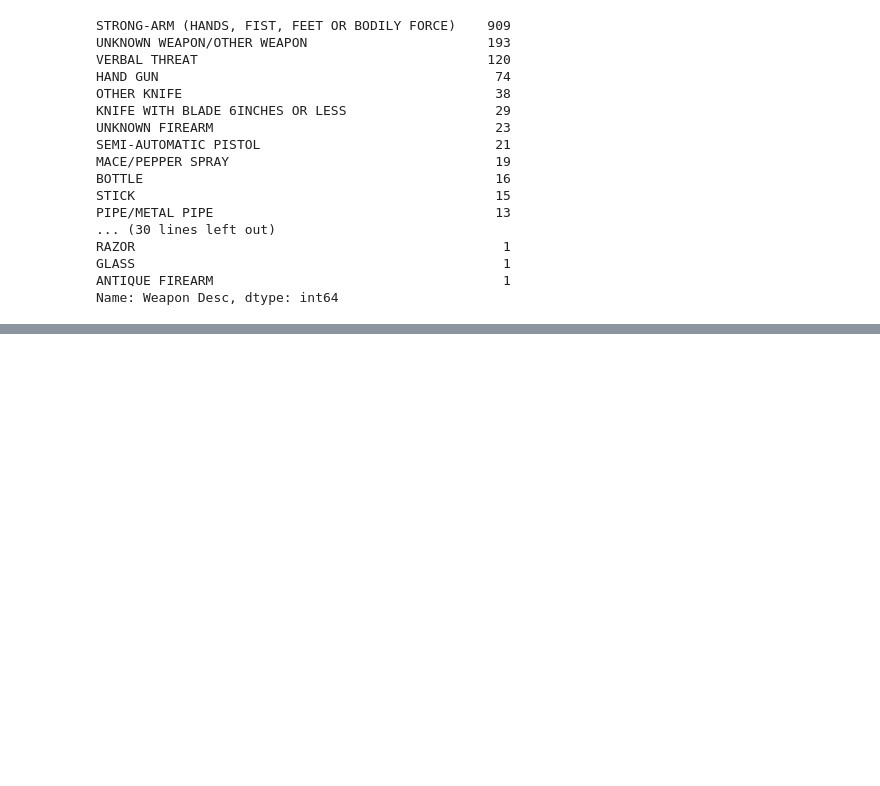
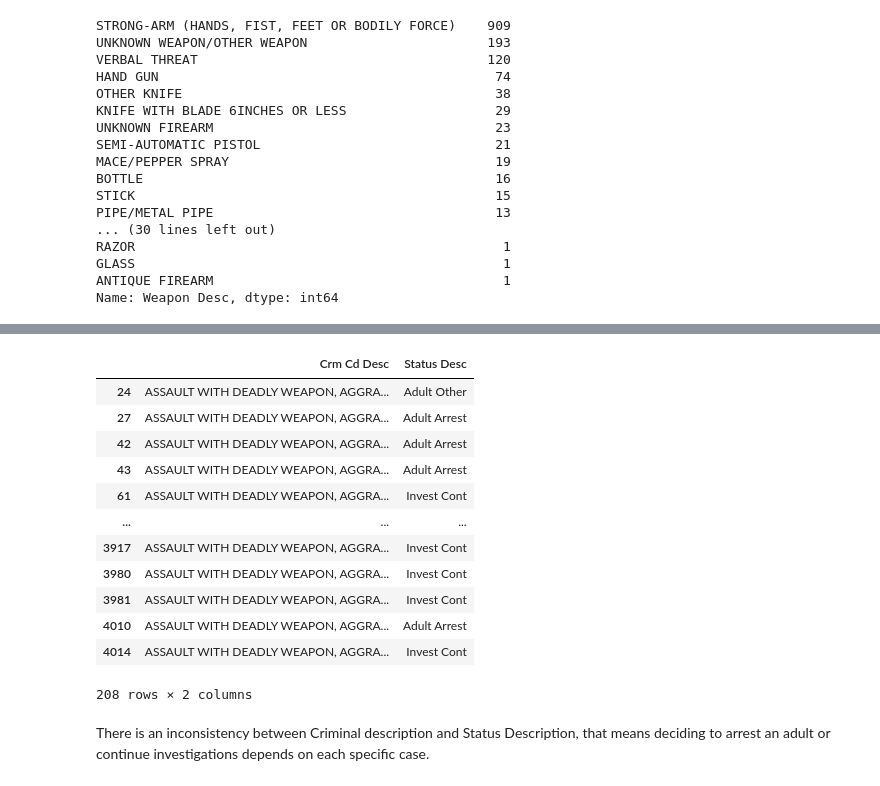
Before and after one commit to HankHoang/Time-Series-Prediction-Project, a Jupyter notebook: EDA_for_Crime_Dataset.ipynb, the cells around one changed output, grey strips where cells are left out. Saved outputs shown, nothing was run; the diff lists cells and outputs as text; code cells hidden in the pictures; blank space fills up the shorter version.

```diff
--- a/EDA_for_Crime_Dataset.ipynb
+++ b/EDA_for_Crime_Dataset.ipynb
@@ -277,0 +347,18 @@ sns.barplot(x='Crime', y=top_crimes.values, hue='Weapon Type', data=df, palette=
+# %%
+status[status['Crm Cd Desc'] == 'ASSAULT WITH DEADLY WEAPON, AGGRAVATED ASSAULT']
+# %% [output]
+|  | Crm Cd Desc | Status Desc |
+| 24 | ASSAULT WITH DEADLY WEAPON, AGGRA... | Adult Other |
+| 27 | ASSAULT WITH DEADLY WEAPON, AGGRA... | Adult Arrest |
+| 42 | ASSAULT WITH DEADLY WEAPON, AGGRA... | Adult Arrest |
+| 43 | ASSAULT WITH DEADLY WEAPON, AGGRA... | Adult Arrest |
+| 61 | ASSAULT WITH DEADLY WEAPON, AGGRA... | Invest Cont |
+| ... | ... | ... |
+| 3917 | ASSAULT WITH DEADLY WEAPON, AGGRA... | Invest Cont |
+| 3980 | ASSAULT WITH DEADLY WEAPON, AGGRA... | Invest Cont |
+| 3981 | ASSAULT WITH DEADLY WEAPON, AGGRA... | Invest Cont |
+| 4010 | ASSAULT WITH DEADLY WEAPON, AGGRA... | Adult Arrest |
+| 4014 | ASSAULT WITH DEADLY WEAPON, AGGRA... | Invest Cont |
+208 rows × 2 columns
+# %% [markdown]
+There is an inconsistency between Criminal description and Status Description, that means deciding to arrest an adult or continue investigations depends on each specific case.
```
Also changed, not shown: parts of 17 cells of this notebook.
